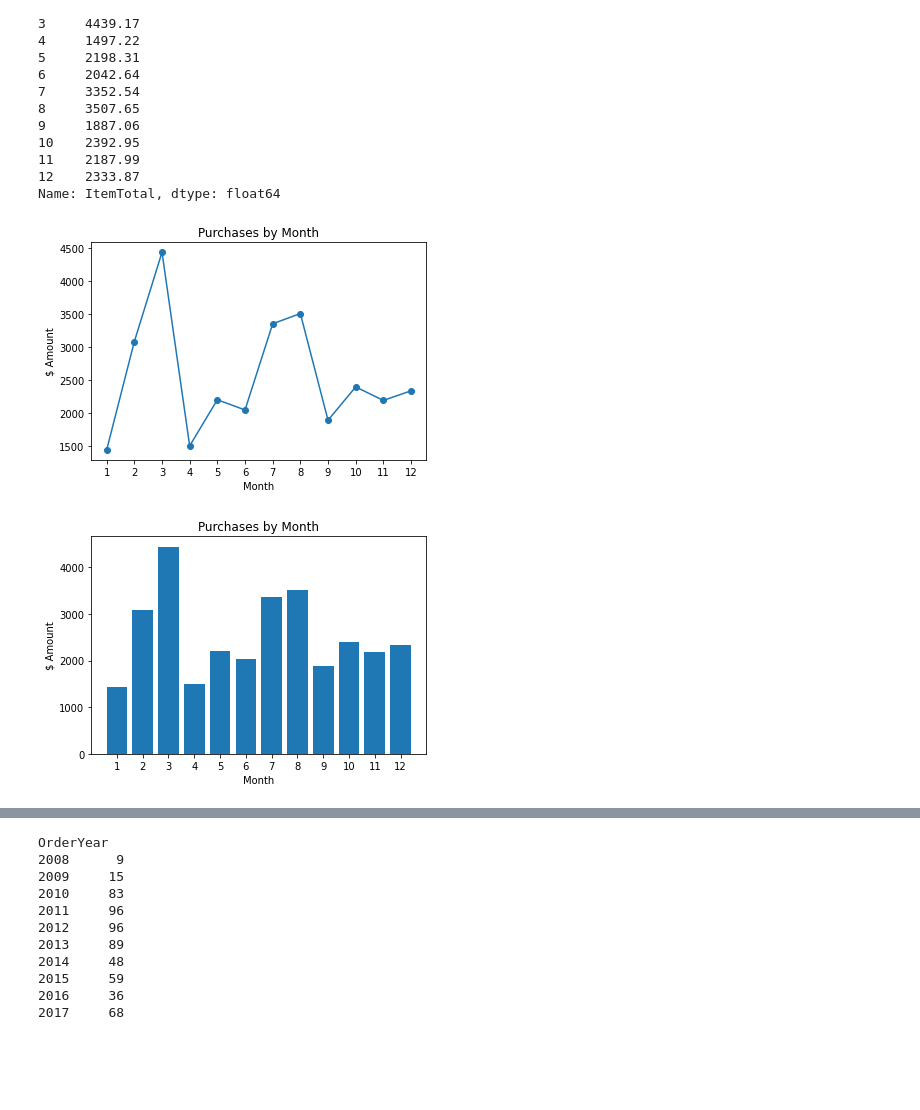
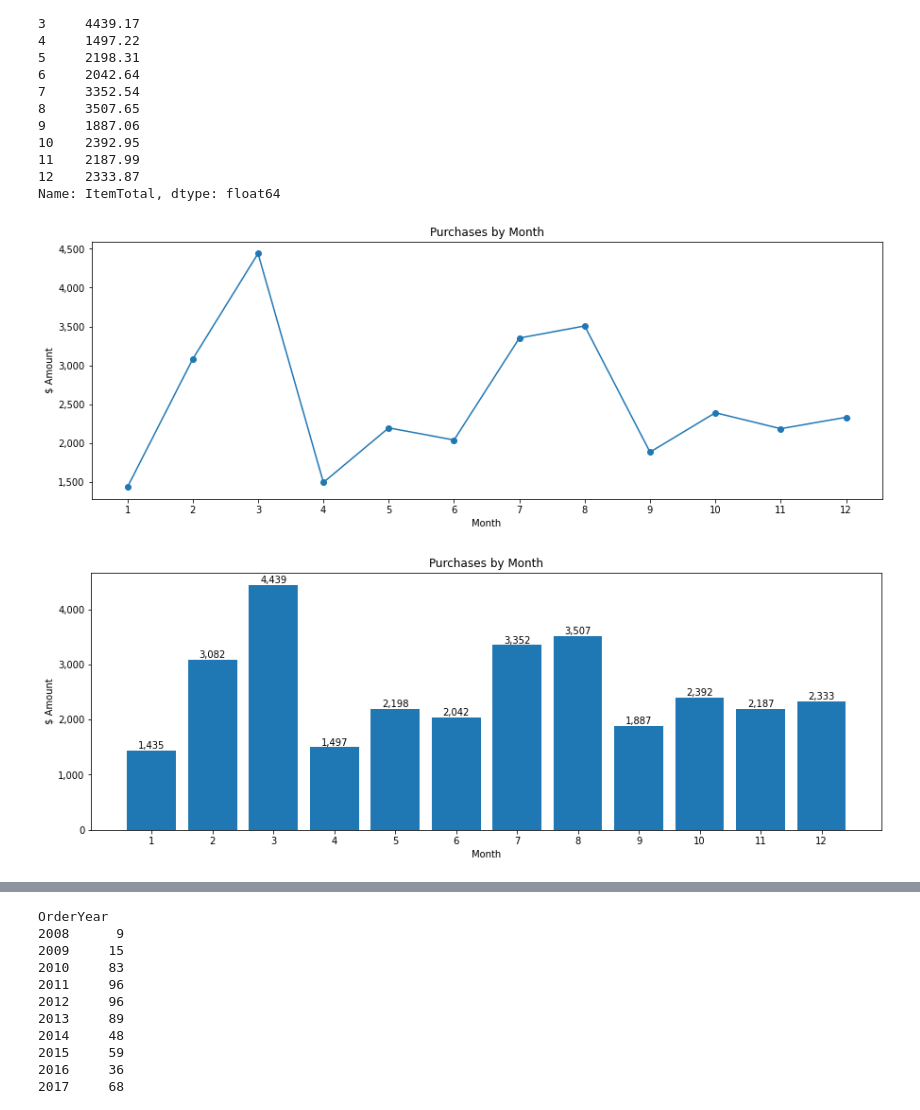
Before and after one commit to AmitSamra/AmazonOrderHistory, a Jupyter notebook: AmazonOrderHistory.ipynb, the cells around one changed output, grey strips where cells are left out. Drawn from its saved outputs; the diff is of its cells as text; code cells hidden in the pictures; blank space fills up the shorter version.

```diff
--- a/AmazonOrderHistory.ipynb
+++ b/AmazonOrderHistory.ipynb
@@ -488,23 +491,43 @@ OrderMonth
 12    2333.87
 Name: ItemTotal, dtype: float64
 # %%
-fig, ax = plt.subplots()
+fig, ax = plt.subplots(figsize = (15,5))
 ax.plot(df_OrderMonth.index, df_OrderMonth.values, marker = 'o')
+ax.set_title('Purchases by Month')
+
+# x-axis
 ax.set_xlabel('Month')
+plt.xticks([x for x in df_OrderMonth.index])
+
+# y-axis
 ax.set_ylabel('$ Amount')
-ax.set_title('Purchases by Month')
-plt.xticks([x for x in df_OrderMonth.index])
+ax.yaxis.set_major_formatter(
+    ticker.FuncFormatter(lambda y,p: format(int(y), ','))
+)
+
 plt.show()
 # %% [output]
-[figure, old version]
+[figure, new version]
 # %%
-fig, ax = plt.subplots()
+fig, ax = plt.subplots(figsize = (15,5))
 ax.bar(df_OrderMonth.index, df_OrderMonth.values)
+ax.set_title('Purchases by Month')
+
+# x-axis
 ax.set_xlabel('Month')
+plt.xticks([x for x in df_OrderMonth.index])
+
+# y-axis
 ax.set_ylabel('$ Amount')
-ax.set_title('Purchases by Month')
-plt.xticks([x for x in df_OrderMonth.index])
+ax.yaxis.set_major_formatter(
+    ticker.FuncFormatter(lambda y,p: format(int(y), ','))
+)
+
+# labels
+for i,j in zip(df_OrderMonth.index, df_OrderMonth.values):
+    ax.annotate(format(int(j), ','), xy=(i,j), va='bottom', ha='center')
+
 plt.show()
 #ax.figure.savefig('./img/PurchasesByMonth.png', bbox_inches='tight', dpi=150)
 # %% [output]
-[figure, old version]
+[figure, new version]
```
Also changed, not shown: parts of 6 cells of this notebook.
